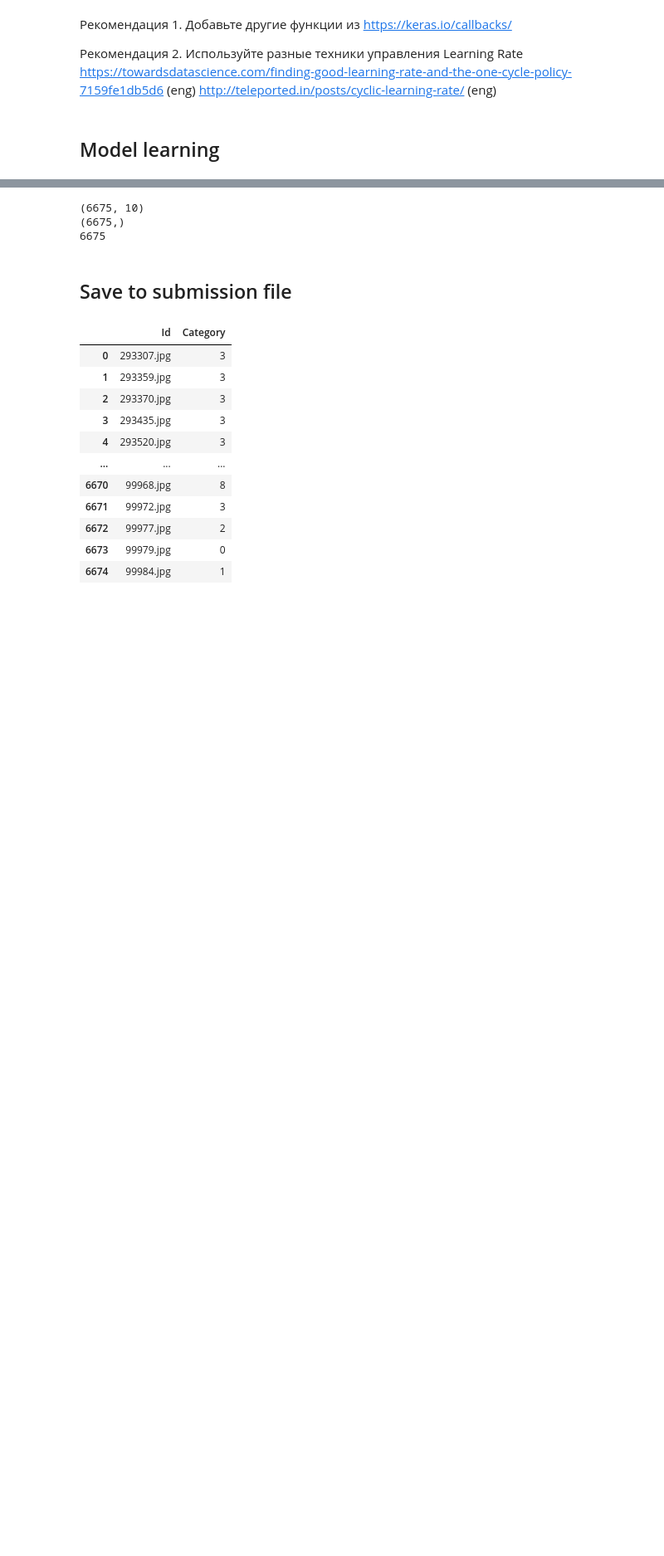
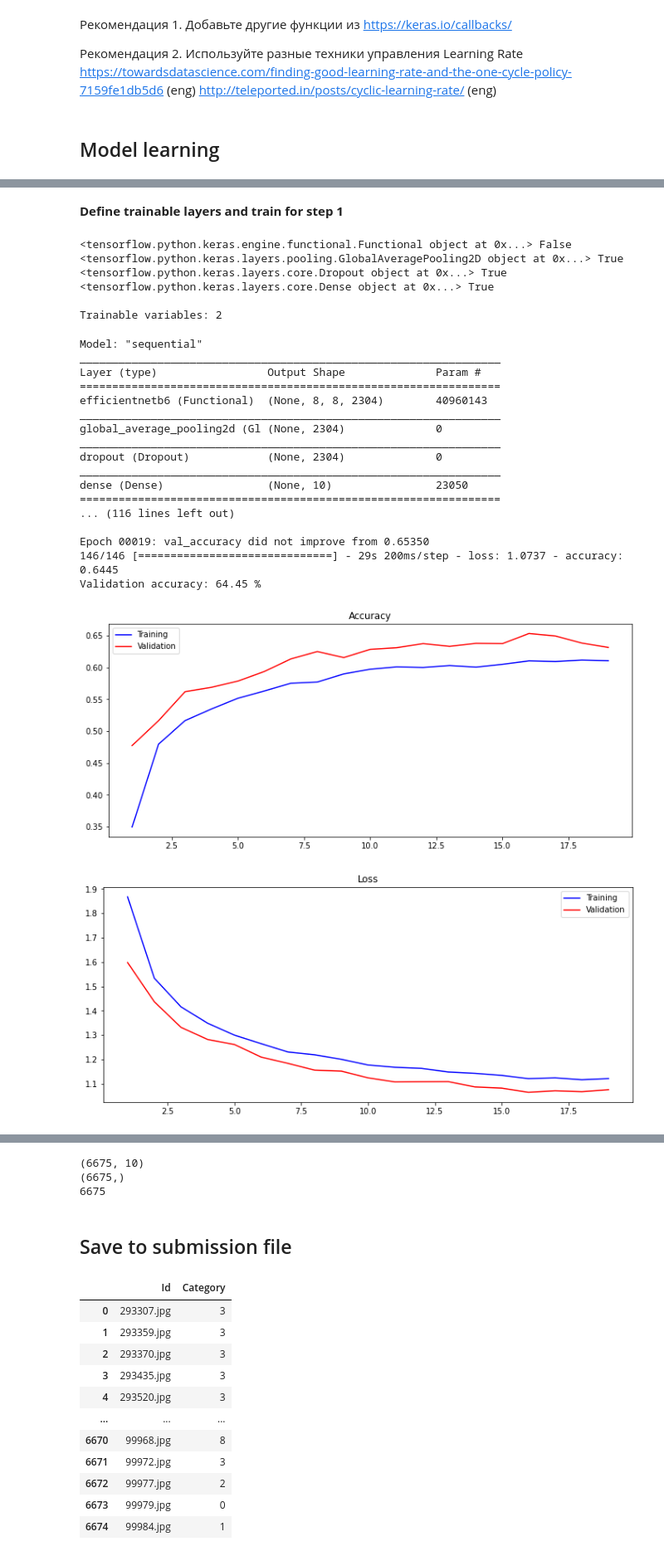
Before and after one commit to ivan-kud/ml-projects, a Jupyter notebook: Image classification.ipynb, the cells around one changed output, grey strips where cells are left out. Shown at 83% size. Saved outputs shown, nothing was run; the diff lists cells and outputs as text; code cells hidden in the pictures; blank space fills up the shorter version.

```diff
--- a/Image classification.ipynb
+++ b/Image classification.ipynb
@@ -392,6 +452,10 @@ checkpoint_2 = ModelCheckpoint(filepath='best_model.hdf5',
                                verbose=1,
                                save_best_only=True,
                                mode='max')
-callbacks_list = [checkpoint_1, checkpoint_2]
+earlystop = EarlyStopping(monitor='val_accuracy',
+                          patience=3,
+                          restore_best_weights=False,)
+lr_scheduler = LearningRateScheduler(lambda epoch, lr: lr * LR_FACTOR)
+callbacks_list = [checkpoint_1, checkpoint_2, earlystop, lr_scheduler]
 # %% [markdown]
 ## Assemble the model
@@ -447,0 +462,6 @@ ________________________________________________________________________________
+# %%
+# Clear session
+clear_session()
+
+# Load pre-trained EfficientNet as a base model
+base_model = EfficientNetB6(include_top=False, input_shape=INPUT_SHAPE)
@@ -447,0 +471,7 @@ ________________________________________________________________________________
+# %%
+model = Sequential()
+model.add(base_model)
+model.add(GlobalAveragePooling2D())
+model.add(Dropout(0.5))
+model.add(Dense(CLASS_NUM, activation='softmax'))
+model.summary()
@@ -594,0 +623,41 @@ Train accuracy: 99.94 %
+# %% [markdown]
+**Define trainable layers and train for step 1**
+# %%
+# Define base model parameters as non-trainable
+base_model.trainable = False
+
+# Check trainable status of individual layers
+for layer in model.layers:
+    print(layer, layer.trainable)
+
+print()
+print('Trainable variables:', len(model.trainable_variables))
+# %% [output]
+<tensorflow.python.keras.engine.functional.Functional object at 0x...> False
+<tensorflow.python.keras.layers.pooling.GlobalAveragePooling2D object at 0x...> True
+<tensorflow.python.keras.layers.core.Dropout object at 0x...> True
+<tensorflow.python.keras.layers.core.Dense object at 0x...> True
+
+Trainable variables: 2
+# %%
+train_model(2e-4)
+# %% [output]
+Model: "sequential"
+_________________________________________________________________
+Layer (type)                 Output Shape              Param #
+=================================================================
+efficientnetb6 (Functional)  (None, 8, 8, 2304)        40960143
+_________________________________________________________________
+global_average_pooling2d (Gl (None, 2304)              0
+_________________________________________________________________
+dropout (Dropout)            (None, 2304)              0
+_________________________________________________________________
+dense (Dense)                (None, 10)                23050
+=================================================================
+... (116 lines left out)
+
+Epoch 00019: val_accuracy did not improve from 0.65350
+146/146 [==============================] - 29s 200ms/step - loss: 1.0737 - accuracy: 0.6445
+Validation accuracy: 64.45 %
+[figure, added]
+[figure, added]
```
Also changed, not shown: parts of 64 cells of this notebook.
